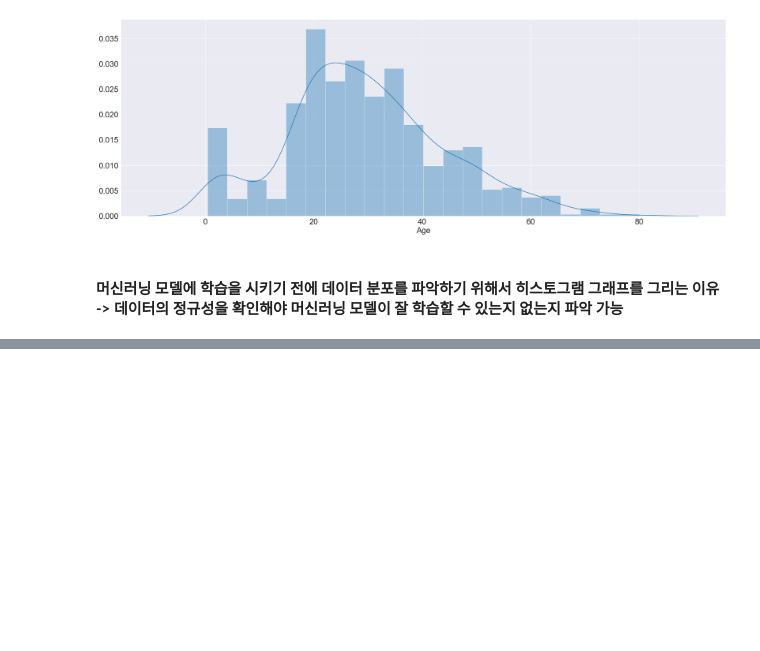
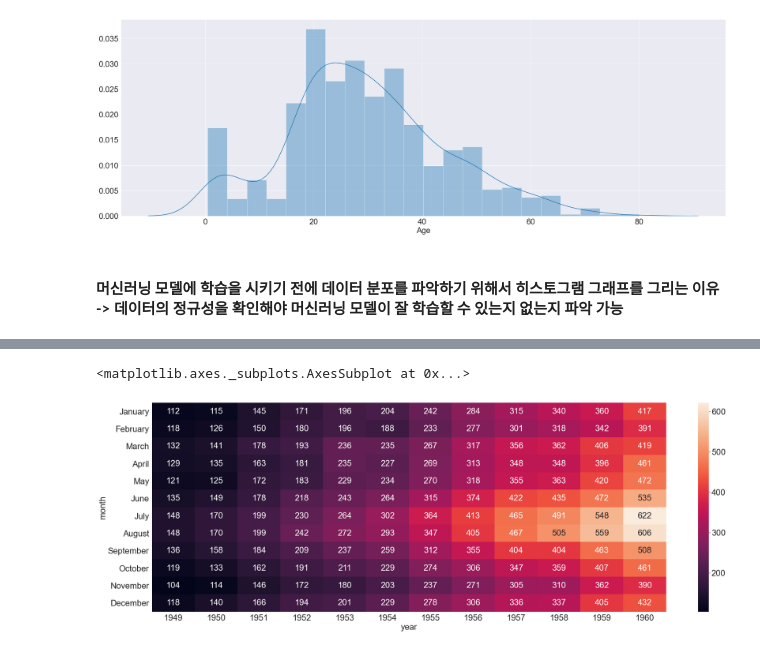
Before and after one commit to Adrian123K/pandas_ml, a Jupyter notebook: 05-1. Pandas DA (200715).ipynb, the cells around one changed output, grey strips where cells are left out. Cells and saved outputs as stored; diff of their text form; code cells hidden in the pictures; blank space fills up the shorter version.

```diff
--- a/05-1. Pandas DA (200715).ipynb
+++ b/05-1. Pandas DA (200715).ipynb
@@ -192,0 +201,5 @@ sns.distplot(tit['Age'])
+# %%
+flights = sns.load_dataset('flights')
+# flights.head()
+df = flights.pivot('month','year','passengers')
+df.head(12)
@@ -192,0 +221,5 @@ sns.distplot(tit['Age'])
+# %%
+sns.heatmap(df, annot=True, fmt='d') # annot = True를 써서 각 셀에 숫자가 표시, fmt='d' 정수형태로 표시
+# %% [output]
+<matplotlib.axes._subplots.AxesSubplot at 0x...>
+[figure, added]
```
Also changed, not shown: parts of 8 cells of this notebook.
